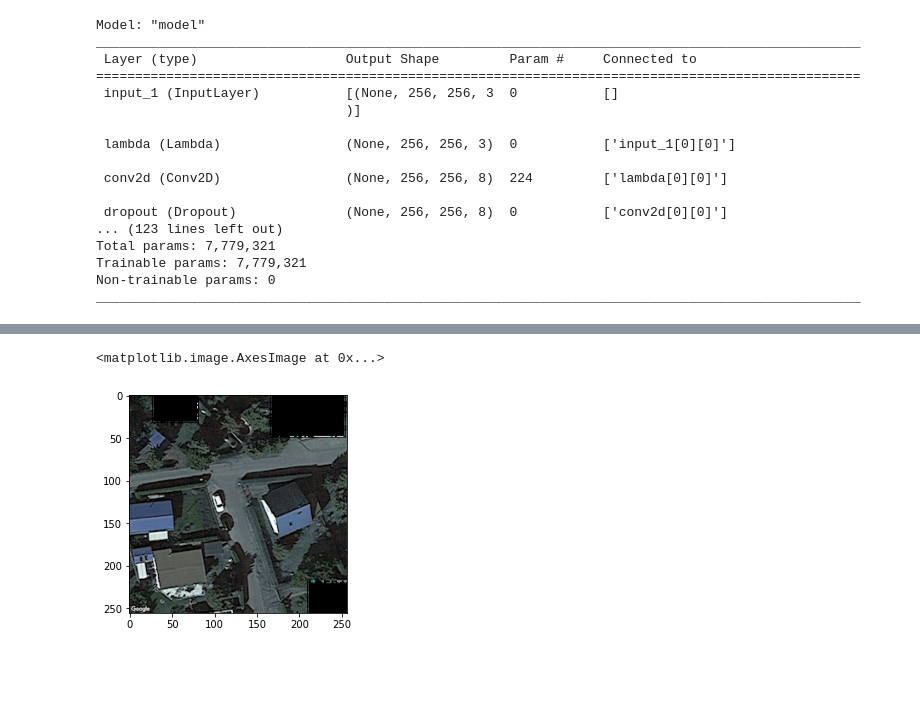
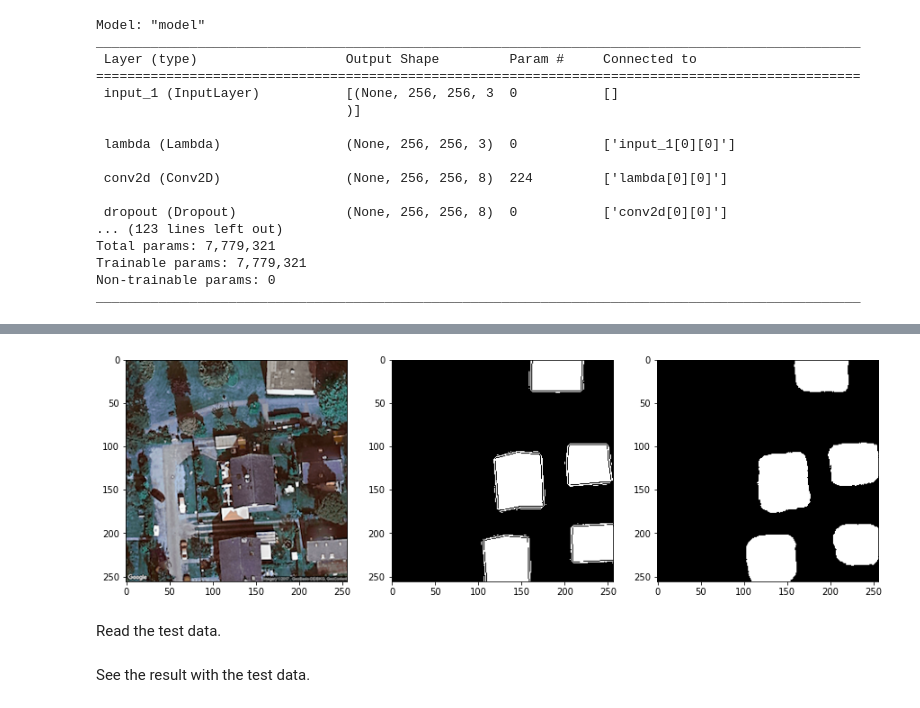
Before and after one commit to fereshteh-bahadory/Segmentation-for-rooftop-images, a Jupyter notebook: final_code.ipynb, the cells around one changed output, grey strips where cells are left out. Cells and saved outputs as stored; diff of their text form; code cells hidden in the pictures; blank space fills up the shorter version.

```diff
--- a/final_code.ipynb
+++ b/final_code.ipynb
@@ -256,13 +265,7 @@ Epoch 100/100
 # %%
-idx = random.randint(0, len(X))
+l = random.randint(0, len(X))
 
-
-preds_train = model.predict(X[:int(X.shape[0]*0.9)], verbose=1)
-preds_val = model.predict(X[int(X.shape[0]*0.9):], verbose=1)
-
-
-
-preds_train_t = (preds_train > 0.4).astype(np.uint8)
-preds_val_t = (preds_val > 0.4).astype(np.uint8)
+predict_train_im = model.predict(X[:int(X.shape[0]*0.9)], verbose=1)
+predict_train_lb = (predict_train_im > 0.4).astype(np.uint8)
 # %% [output]
 1/1 [==============================] - 2s 2s/step
@@ -289,3 +272,17 @@ plt.show()
+# %%
+r = random.randint(0, len(predict_train_im))
+plt.figure(figsize=(15,10))
+plt.subplot(1,3,1)
+plt.imshow(X[r])
+plt.subplot(1,3,2)
+plt.imshow(np.squeeze(y[r]), cmap='gray')
+plt.subplot(1,3,3)
+plt.imshow(np.squeeze(predict_train_lb[r]),cmap='gray')
+plt.show()
+# %% [output]
+[figure, added]
+# %% [markdown]
+Read the test data.
 # %%
 directory = pathlib.Path('/content')
 X_test = np.full((5,256,256,3),0)
@@ -311,10 +307,7 @@ for path, subdirs, files in os.walk(directory):
         #image = Image.fromarray(image)
         test_im=np.array(test_im)
         X_test[k]=test_im
-# %%
-plt.imshow(X_test[2])
-# %% [output]
-<matplotlib.image.AxesImage at 0x...>
-[figure, removed]
+# %% [markdown]
+See the result with the test data.
 # %%
 preds_test = model.predict(X_test, verbose=1)
```
Also changed, not shown: parts of 23 cells of this notebook.
